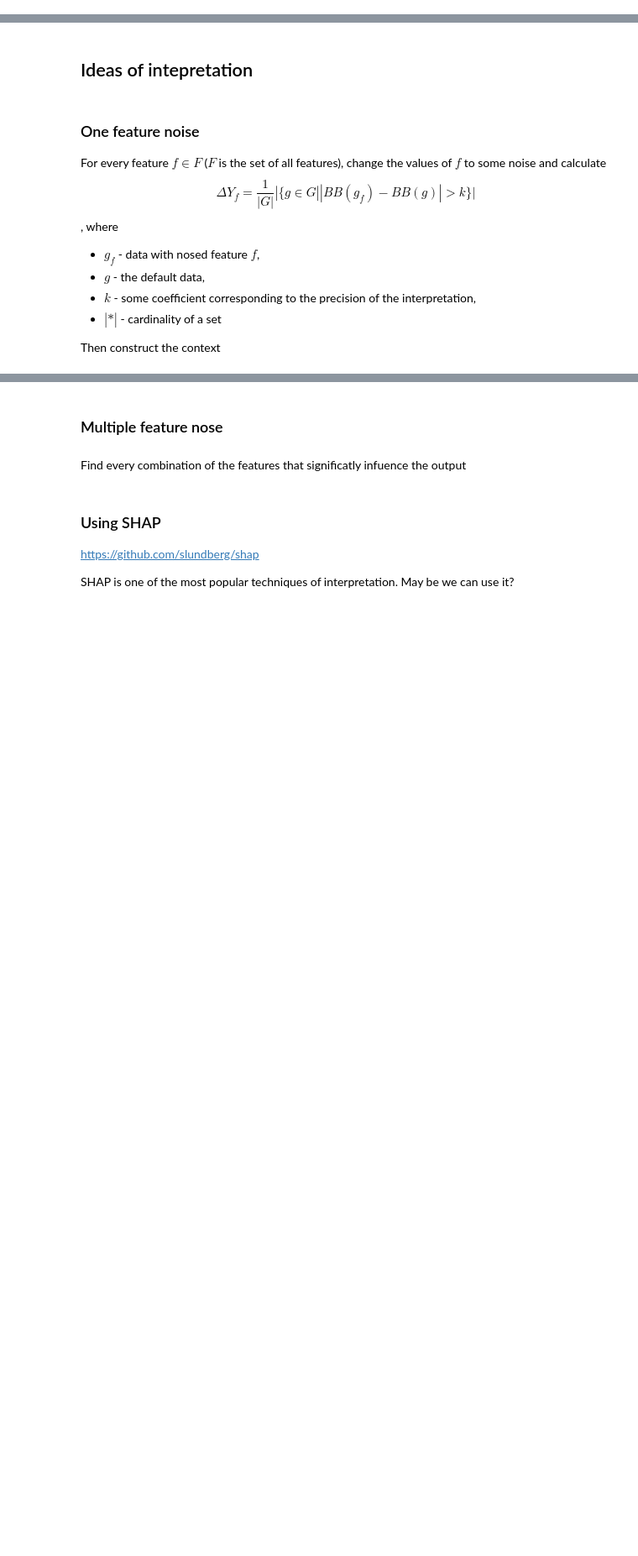
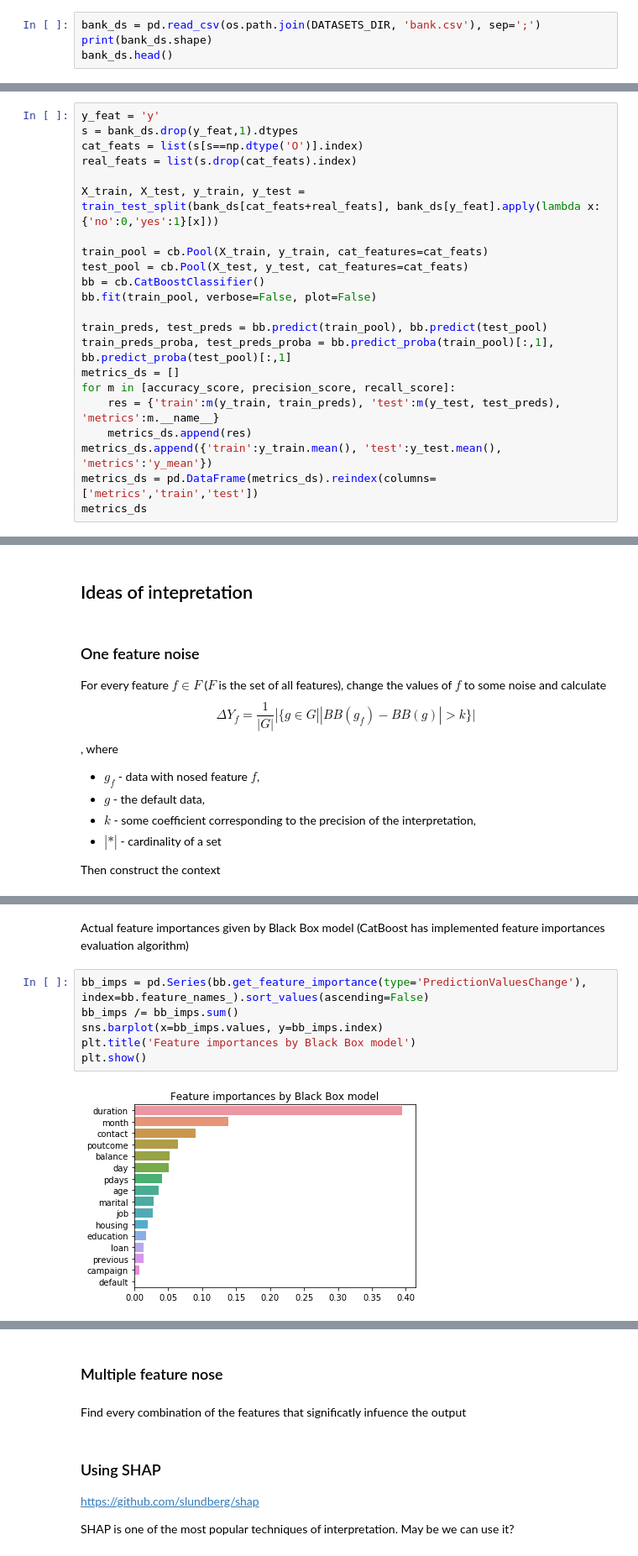
Before and after one commit to EgorDudyrev/FCA_BB_interpret, a Jupyter notebook: notebooks/2019.01.06-First_attempt.ipynb, the cells around one changed output, grey strips where cells are left out. Shown at 84% size. Cells and saved outputs as stored; diff of their text form; blank space fills up the shorter version.

Commit message:
Add Bank dataset

```diff
--- a/notebooks/2019.01.06-First_attempt.ipynb
+++ b/notebooks/2019.01.06-First_attempt.ipynb
@@ -0,0 +20,4 @@
+# %%
+bank_ds = pd.read_csv(os.path.join(DATASETS_DIR, 'bank.csv'), sep=';')
+print(bank_ds.shape)
+bank_ds.head()
@@ -0,0 +32,22 @@
+# %%
+y_feat = 'y'
+s = bank_ds.drop(y_feat,1).dtypes
+cat_feats = list(s[s==np.dtype('O')].index)
+real_feats = list(s.drop(cat_feats).index)
+
+X_train, X_test, y_train, y_test = train_test_split(bank_ds[cat_feats+real_feats], bank_ds[y_feat].apply(lambda x: {'no':0,'yes':1}[x]))
+
+train_pool = cb.Pool(X_train, y_train, cat_features=cat_feats)
+test_pool = cb.Pool(X_test, y_test, cat_features=cat_feats)
+bb = cb.CatBoostClassifier()
+bb.fit(train_pool, verbose=False, plot=False)
+
+train_preds, test_preds = bb.predict(train_pool), bb.predict(test_pool)
+train_preds_proba, test_preds_proba = bb.predict_proba(train_pool)[:,1], bb.predict_proba(test_pool)[:,1]
+metrics_ds = []
+for m in [accuracy_score, precision_score, recall_score]:
+    res = {'train':m(y_train, train_preds), 'test':m(y_test, test_preds), 'metrics':m.__name__}
+    metrics_ds.append(res)
+metrics_ds.append({'train':y_train.mean(), 'test':y_test.mean(), 'metrics':'y_mean'})
+metrics_ds = pd.DataFrame(metrics_ds).reindex(columns=['metrics','train','test'])
+metrics_ds
@@ -37,0 +136,10 @@ Then construct the context
+# %% [markdown]
+Actual feature importances given by Black Box model (CatBoost has implemented feature importances evaluation algorithm)
+# %%
+bb_imps = pd.Series(bb.get_feature_importance(type='PredictionValuesChange'), index=bb.feature_names_).sort_values(ascending=False)
+bb_imps /= bb_imps.sum()
+sns.barplot(x=bb_imps.values, y=bb_imps.index)
+plt.title('Feature importances by Black Box model')
+plt.show()
+# %% [output]
+[figure, added]
```
Also changed, not shown: parts of 49 cells of this notebook, 1 other file.
